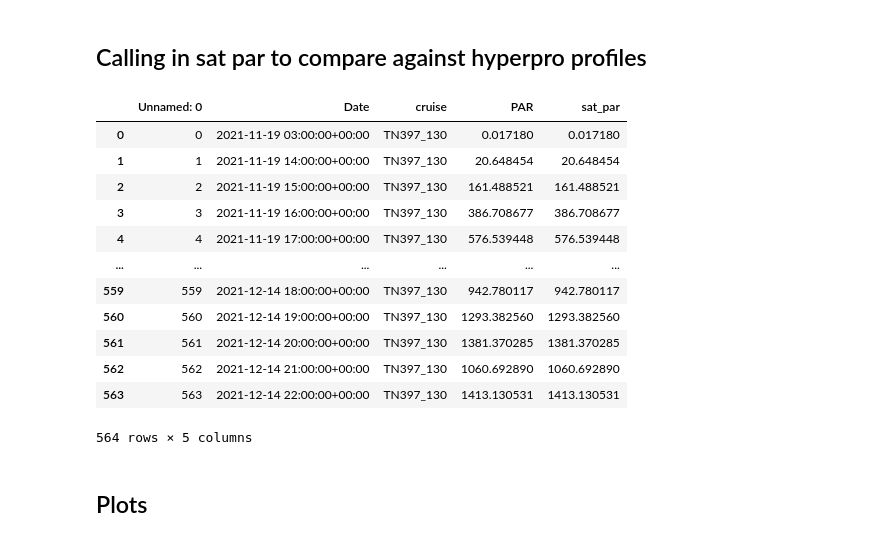
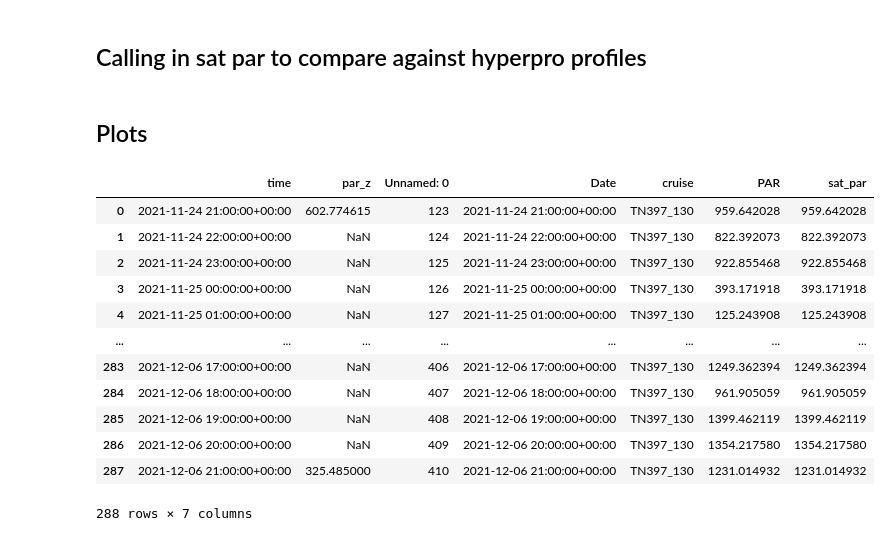
Before and after one commit to kpc02/SACNAS-2023-project, a Jupyter notebook: hyperpro_at_5m.ipynb, the cells around one changed output. Saved outputs shown, nothing was run; the diff lists cells and outputs as text; code cells hidden in the pictures.

```diff
--- a/hyperpro_at_5m.ipynb
+++ b/hyperpro_at_5m.ipynb
@@ -37,21 +57,24 @@ df1
 ## Calling in sat par to compare against hyperpro profiles
 # %%
 sat_par = pd.read_csv('/Users/ceg/Desktop/kristine/SACNAS-2023-project/sat_par.csv')
-sat_par
+sat_par['Date'] = pd.DatetimeIndex(sat_par.Date.values)
-# %% [output]
-|  | Unnamed: 0 | Date | cruise | PAR | sat_par |
-| 0 | 0 | 2021-11-19 03:00:00+00:00 | TN397_130 | 0.017180 | 0.017180 |
-| 1 | 1 | 2021-11-19 14:00:00+00:00 | TN397_130 | 20.648454 | 20.648454 |
-| 2 | 2 | 2021-11-19 15:00:00+00:00 | TN397_130 | 161.488521 | 161.488521 |
-| 3 | 3 | 2021-11-19 16:00:00+00:00 | TN397_130 | 386.708677 | 386.708677 |
-| 4 | 4 | 2021-11-19 17:00:00+00:00 | TN397_130 | 576.539448 | 576.539448 |
-| ... | ... | ... | ... | ... | ... |
-| 559 | 559 | 2021-12-14 18:00:00+00:00 | TN397_130 | 942.780117 | 942.780117 |
-| 560 | 560 | 2021-12-14 19:00:00+00:00 | TN397_130 | 1293.382560 | 1293.382560 |
-| 561 | 561 | 2021-12-14 20:00:00+00:00 | TN397_130 | 1381.370285 | 1381.370285 |
-| 562 | 562 | 2021-12-14 21:00:00+00:00 | TN397_130 | 1060.692890 | 1060.692890 |
-| 563 | 563 | 2021-12-14 22:00:00+00:00 | TN397_130 | 1413.130531 | 1413.130531 |
-564 rows × 5 columns
 # %% [markdown]
 ## Plots
+# %%
+merged = pd.merge(df1, sat_par, left_on = 'time', right_on = 'Date', how = 'inner')
+merged
+# %% [output]
+|  | time | par_z | Unnamed: 0 | Date | cruise | PAR | sat_par |
+| 0 | 2021-11-24 21:00:00+00:00 | 602.774615 | 123 | 2021-11-24 21:00:00+00:00 | TN397_130 | 959.642028 | 959.642028 |
+| 1 | 2021-11-24 22:00:00+00:00 | NaN | 124 | 2021-11-24 22:00:00+00:00 | TN397_130 | 822.392073 | 822.392073 |
+| 2 | 2021-11-24 23:00:00+00:00 | NaN | 125 | 2021-11-24 23:00:00+00:00 | TN397_130 | 922.855468 | 922.855468 |
+| 3 | 2021-11-25 00:00:00+00:00 | NaN | 126 | 2021-11-25 00:00:00+00:00 | TN397_130 | 393.171918 | 393.171918 |
+| 4 | 2021-11-25 01:00:00+00:00 | NaN | 127 | 2021-11-25 01:00:00+00:00 | TN397_130 | 125.243908 | 125.243908 |
+| ... | ... | ... | ... | ... | ... | ... | ... |
+| 283 | 2021-12-06 17:00:00+00:00 | NaN | 406 | 2021-12-06 17:00:00+00:00 | TN397_130 | 1249.362394 | 1249.362394 |
+| 284 | 2021-12-06 18:00:00+00:00 | NaN | 407 | 2021-12-06 18:00:00+00:00 | TN397_130 | 961.905059 | 961.905059 |
+| 285 | 2021-12-06 19:00:00+00:00 | NaN | 408 | 2021-12-06 19:00:00+00:00 | TN397_130 | 1399.462119 | 1399.462119 |
+| 286 | 2021-12-06 20:00:00+00:00 | NaN | 409 | 2021-12-06 20:00:00+00:00 | TN397_130 | 1354.217580 | 1354.217580 |
+| 287 | 2021-12-06 21:00:00+00:00 | 325.485000 | 410 | 2021-12-06 21:00:00+00:00 | TN397_130 | 1231.014932 | 1231.014932 |
+288 rows × 7 columns
 # %%
```
Also changed, not shown: parts of 3 cells of this notebook, 1 other file.
